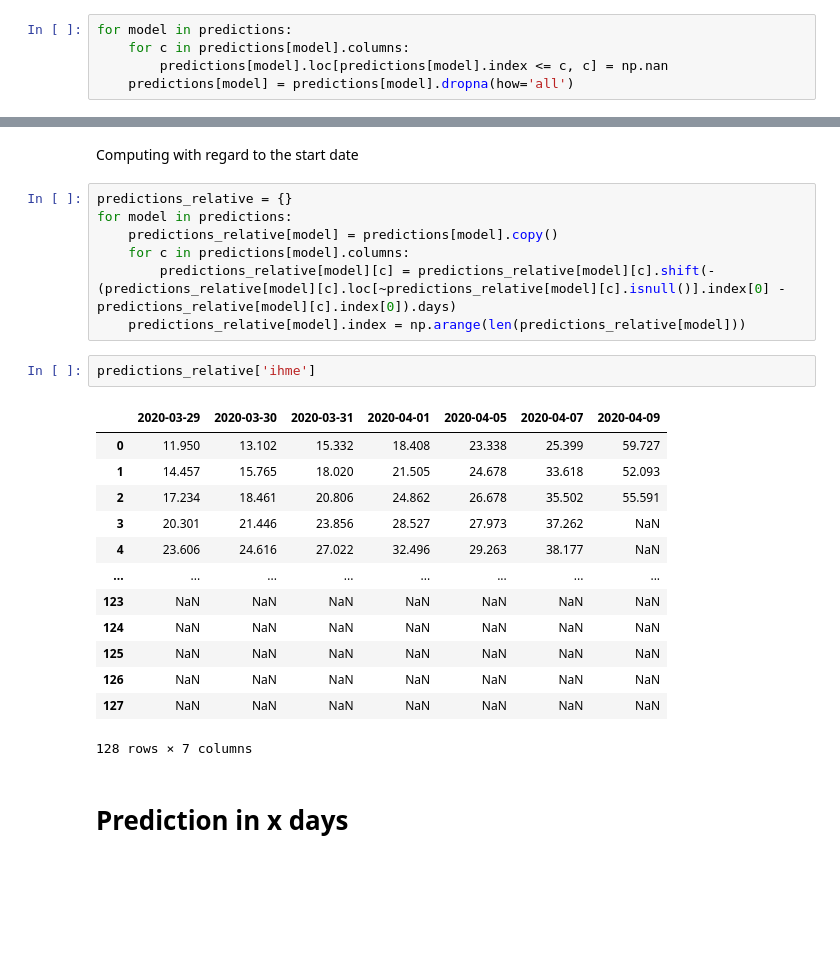
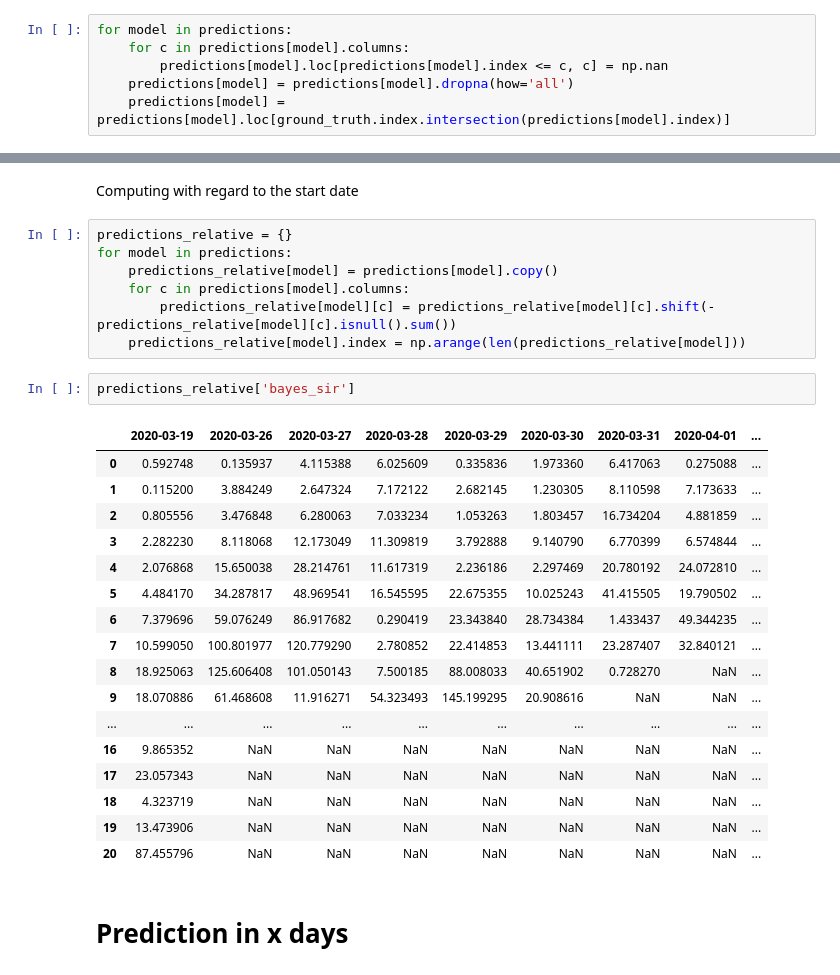
Before and after one commit to Jeanselme/COVID-19, a Jupyter notebook: Evaluation.ipynb, the cells around one changed output, grey strips where cells are left out. Saved outputs shown, nothing was run; the diff lists cells and outputs as text; blank space fills up the shorter version.

```diff
--- a/Evaluation.ipynb
+++ b/Evaluation.ipynb
@@ -62,6 +62,7 @@ for model in predictions:
     for c in predictions[model].columns:
         predictions[model].loc[predictions[model].index <= c, c] = np.nan
     predictions[model] = predictions[model].dropna(how='all')
+    predictions[model] = predictions[model].loc[ground_truth.index.intersection(predictions[model].index)]
 # %%
 predictions['sir_0']
 # %% [output]
@@ -86,24 +87,28 @@ predictions_relative = {}
 for model in predictions:
     predictions_relative[model] = predictions[model].copy()
     for c in predictions[model].columns:
-        predictions_relative[model][c] = predictions_relative[model][c].shift(-(predictions_relative[model][c].loc[~predictions_relative[model][c].isnull()].index[0] - predictions_relative[model][c].index[0]).days)
+        predictions_relative[model][c] = predictions_relative[model][c].shift(-predictions_relative[model][c].isnull().sum())
     predictions_relative[model].index = np.arange(len(predictions_relative[model]))
 # %%
-predictions_relative['ihme']
+predictions_relative['bayes_sir']
 # %% [output]
-|  | 2020-03-29 | 2020-03-30 | 2020-03-31 | 2020-04-01 | 2020-04-05 | 2020-04-07 | 2020-04-09 |
-| 0 | 11.950 | 13.102 | 15.332 | 18.408 | 23.338 | 25.399 | 59.727 |
-| 1 | 14.457 | 15.765 | 18.020 | 21.505 | 24.678 | 33.618 | 52.093 |
-| 2 | 17.234 | 18.461 | 20.806 | 24.862 | 26.678 | 35.502 | 55.591 |
-| 3 | 20.301 | 21.446 | 23.856 | 28.527 | 27.973 | 37.262 | NaN |
-| 4 | 23.606 | 24.616 | 27.022 | 32.496 | 29.263 | 38.177 | NaN |
-| ... | ... | ... | ... | ... | ... | ... | ... |
-| 123 | NaN | NaN | NaN | NaN | NaN | NaN | NaN |
-| 124 | NaN | NaN | NaN | NaN | NaN | NaN | NaN |
-| 125 | NaN | NaN | NaN | NaN | NaN | NaN | NaN |
-| 126 | NaN | NaN | NaN | NaN | NaN | NaN | NaN |
-| 127 | NaN | NaN | NaN | NaN | NaN | NaN | NaN |
+|  | 2020-03-19 | 2020-03-26 | 2020-03-27 | 2020-03-28 | 2020-03-29 | 2020-03-30 | 2020-03-31 | 2020-04-01 | ... |
+| 0 | 0.592748 | 0.135937 | 4.115388 | 6.025609 | 0.335836 | 1.973360 | 6.417063 | 0.275088 | ... |
+| 1 | 0.115200 | 3.884249 | 2.647324 | 7.172122 | 2.682145 | 1.230305 | 8.110598 | 7.173633 | ... |
+| 2 | 0.805556 | 3.476848 | 6.280063 | 7.033234 | 1.053263 | 1.803457 | 16.734204 | 4.881859 | ... |
+| 3 | 2.282230 | 8.118068 | 12.173049 | 11.309819 | 3.792888 | 9.140790 | 6.770399 | 6.574844 | ... |
+| 4 | 2.076868 | 15.650038 | 28.214761 | 11.617319 | 2.236186 | 2.297469 | 20.780192 | 24.072810 | ... |
+| 5 | 4.484170 | 34.287817 | 48.969541 | 16.545595 | 22.675355 | 10.025243 | 41.415505 | 19.790502 | ... |
+| 6 | 7.379696 | 59.076249 | 86.917682 | 0.290419 | 23.343840 | 28.734384 | 1.433437 | 49.344235 | ... |
+| 7 | 10.599050 | 100.801977 | 120.779290 | 2.780852 | 22.414853 | 13.441111 | 23.287407 | 32.840121 | ... |
+| 8 | 18.925063 | 125.606408 | 101.050143 | 7.500185 | 88.008033 | 40.651902 | 0.728270 | NaN | ... |
+| 9 | 18.070886 | 61.468608 | 11.916271 | 54.323493 | 145.199295 | 20.908616 | NaN | NaN | ... |
+| ... | ... | ... | ... | ... | ... | ... | ... | ... | ... |
+| 16 | 9.865352 | NaN | NaN | NaN | NaN | NaN | NaN | NaN | ... |
+| 17 | 23.057343 | NaN | NaN | NaN | NaN | NaN | NaN | NaN | ... |
+| 18 | 4.323719 | NaN | NaN | NaN | NaN | NaN | NaN | NaN | ... |
+| 19 | 13.473906 | NaN | NaN | NaN | NaN | NaN | NaN | NaN | ... |
+| 20 | 87.455796 | NaN | NaN | NaN | NaN | NaN | NaN | NaN | ... |
-128 rows × 7 columns
 # %% [markdown]
 # Prediction in x days
 # %% [markdown]
```
Also changed, not shown: parts of 4 cells of this notebook.
